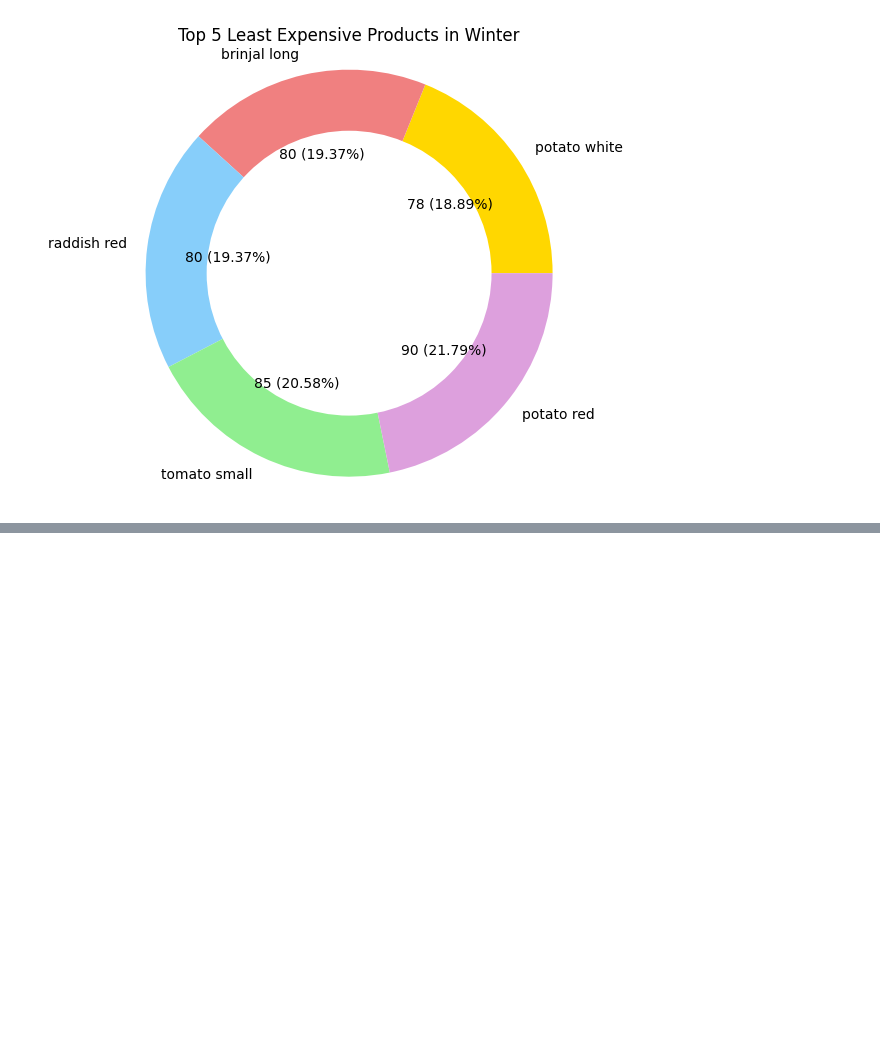
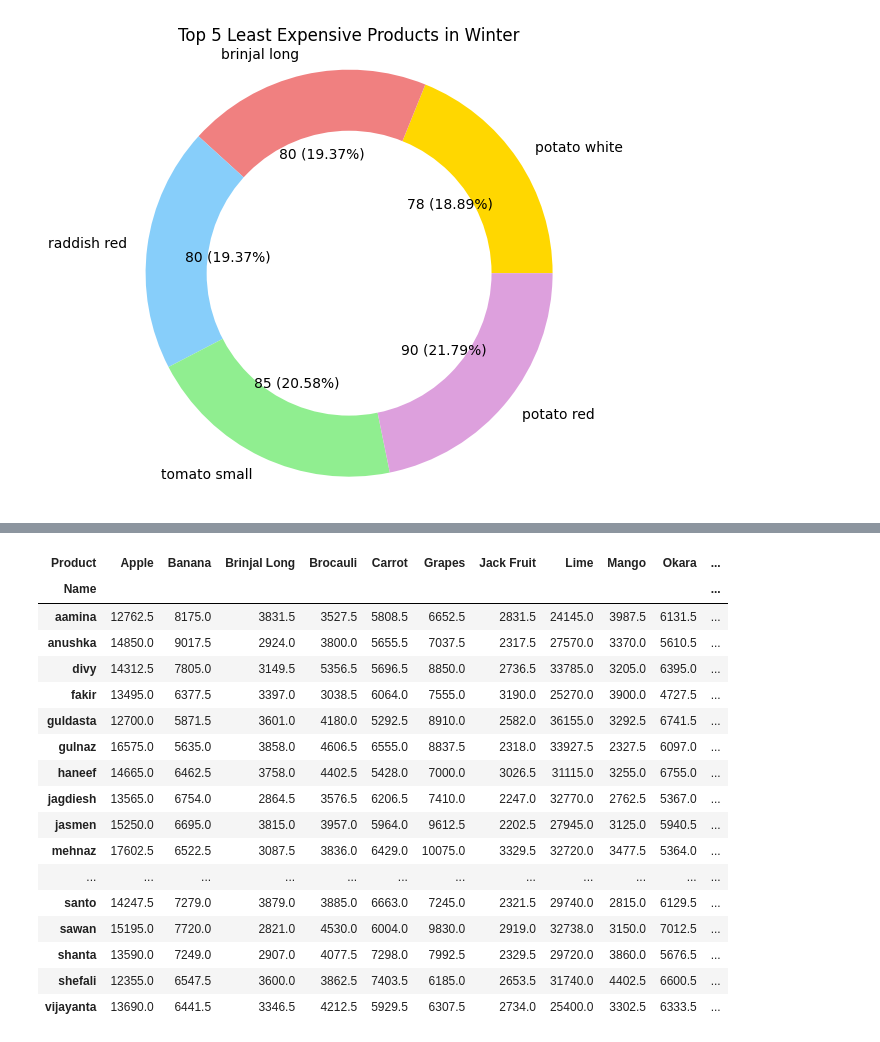
Before and after one commit to MihirRajak91/Warehouse, a Jupyter notebook: Analaysis.ipynb, the cells around one changed output, grey strips where cells are left out. Saved outputs shown, nothing was run; the diff lists cells and outputs as text; code cells hidden in the pictures; blank space fills up the shorter version.

```diff
--- a/Analaysis.ipynb
+++ b/Analaysis.ipynb
@@ -393,0 +406,21 @@ for season in max_price.index:
+# %%
+grouped_data
+# %% [output]
+| Product | Apple | Banana | Brinjal Long | Brocauli | Carrot | Grapes | Jack Fruit | Lime | Mango | Okara | ... |
+| Name |  |  |  |  |  |  |  |  |  |  | ... |
+| aamina | 12762.5 | 8175.0 | 3831.5 | 3527.5 | 5808.5 | 6652.5 | 2831.5 | 24145.0 | 3987.5 | 6131.5 | ... |
+| anushka | 14850.0 | 9017.5 | 2924.0 | 3800.0 | 5655.5 | 7037.5 | 2317.5 | 27570.0 | 3370.0 | 5610.5 | ... |
+| divy | 14312.5 | 7805.0 | 3149.5 | 5356.5 | 5696.5 | 8850.0 | 2736.5 | 33785.0 | 3205.0 | 6395.0 | ... |
+| fakir | 13495.0 | 6377.5 | 3397.0 | 3038.5 | 6064.0 | 7555.0 | 3190.0 | 25270.0 | 3900.0 | 4727.5 | ... |
+| guldasta | 12700.0 | 5871.5 | 3601.0 | 4180.0 | 5292.5 | 8910.0 | 2582.0 | 36155.0 | 3292.5 | 6741.5 | ... |
+| gulnaz | 16575.0 | 5635.0 | 3858.0 | 4606.5 | 6555.0 | 8837.5 | 2318.0 | 33927.5 | 2327.5 | 6097.0 | ... |
+| haneef | 14665.0 | 6462.5 | 3758.0 | 4402.5 | 5428.0 | 7000.0 | 3026.5 | 31115.0 | 3255.0 | 6755.0 | ... |
+| jagdiesh | 13565.0 | 6754.0 | 2864.5 | 3576.5 | 6206.5 | 7410.0 | 2247.0 | 32770.0 | 2762.5 | 5367.0 | ... |
+| jasmen | 15250.0 | 6695.0 | 3815.0 | 3957.0 | 5964.0 | 9612.5 | 2202.5 | 27945.0 | 3125.0 | 5940.5 | ... |
+| mehnaz | 17602.5 | 6522.5 | 3087.5 | 3836.0 | 6429.0 | 10075.0 | 3329.5 | 32720.0 | 3477.5 | 5364.0 | ... |
+| ... | ... | ... | ... | ... | ... | ... | ... | ... | ... | ... | ... |
+| santo | 14247.5 | 7279.0 | 3879.0 | 3885.0 | 6663.0 | 7245.0 | 2321.5 | 29740.0 | 2815.0 | 6129.5 | ... |
+| sawan | 15195.0 | 7720.0 | 2821.0 | 4530.0 | 6004.0 | 9830.0 | 2919.0 | 32738.0 | 3150.0 | 7012.5 | ... |
+| shanta | 13590.0 | 7249.0 | 2907.0 | 4077.5 | 7298.0 | 7992.5 | 2329.5 | 29720.0 | 3860.0 | 5676.5 | ... |
+| shefali | 12355.0 | 6547.5 | 3600.0 | 3862.5 | 7403.5 | 6185.0 | 2653.5 | 31740.0 | 4402.5 | 6600.5 | ... |
+| vijayanta | 13690.0 | 6441.5 | 3346.5 | 4212.5 | 5929.5 | 6307.5 | 2734.0 | 25400.0 | 3302.5 | 6333.5 | ... |
```
Also changed, not shown: parts of 11 cells of this notebook.
